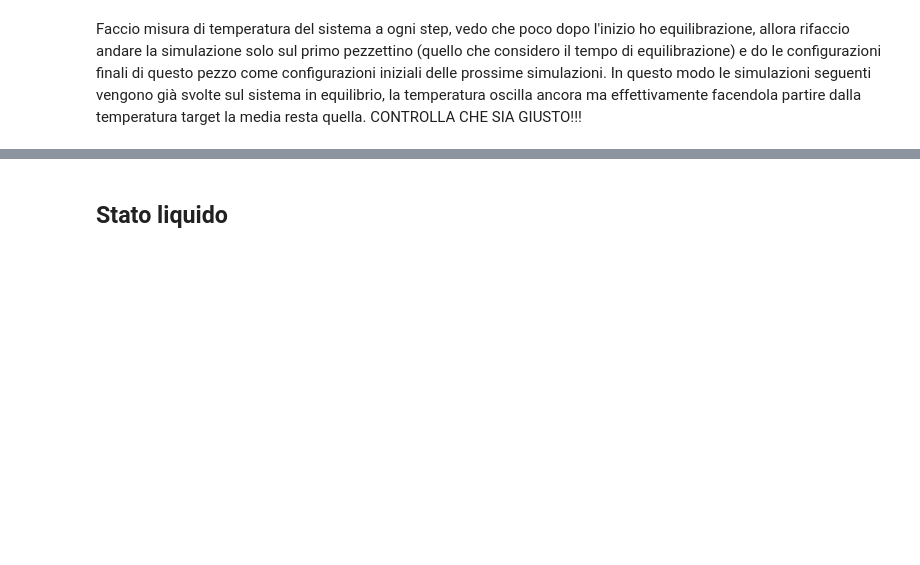
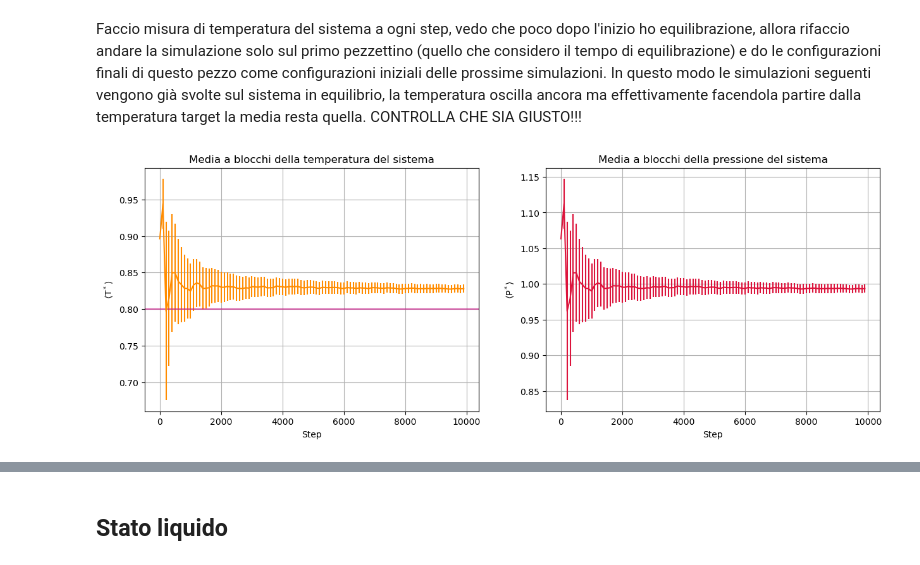
Before and after one commit to angela-bonato/LaboratorioSimulazioneNumerica, a Jupyter notebook: Esercitazione4/Esercitazione4.ipynb, the cells around one changed output, grey strips where cells are left out. Saved outputs shown, nothing was run; the diff lists cells and outputs as text; code cells hidden in the pictures; blank space fills up the shorter version.

```diff
--- a/Esercitazione4/Esercitazione4.ipynb
+++ b/Esercitazione4/Esercitazione4.ipynb
@@ -51,3 +51,28 @@ plt.show()
 [figure]
 # %% [markdown]
 Faccio misura di temperatura del sistema a ogni step, vedo che poco dopo l'inizio ho equilibrazione, allora rifaccio andare la simulazione solo sul primo pezzettino (quello che considero il tempo di equilibrazione) e do le configurazioni finali di questo pezzo come configurazioni iniziali delle prossime simulazioni. In questo modo le simulazioni seguenti vengono già svolte sul sistema in equilibrio, la temperatura oscilla ancora ma effettivamente facendola partire dalla temperatura target la media resta quella. CONTROLLA CHE SIA GIUSTO!!!
+# %%
+Nblock=100  #numero blocchi simulazione
+xblocks=np.arange(Nblock)*(Ntot/Nblock)+1  #sulle ascisse numero step corrispondenti al blocco in esame
+
+solTemps, solTempErrs=np.loadtxt("SolidState/temperature.dat", usecols=(2, 3),  unpack="true")  #vettore delle ordinate dei punti plottati
+solPress, solPresErrs=np.loadtxt("SolidState/pressure.dat", usecols=(2, 3),  unpack="true")  #vettore delle ordinate dei punti plottati
+
+sbfig ,(sbplt1, sbplt2) = plt.subplots(1, 2, figsize=(15, 5))
+
+sbplt1.errorbar(xblocks, solTemps, yerr=solTempErrs, color="darkorange")
+sbplt1.axhline(y=0.8, color="mediumvioletred", label="Temperatura target", alpha=0.7)
+sbplt1.set_xlabel("Step")
+sbplt1.set_ylabel(r"$\left<\mathrm{T^*}\right>$")
+sbplt1.set_title("Media a blocchi della temperatura del sistema")
+sbplt1.grid(True)
+
+sbplt2.errorbar(xblocks, solPress, yerr=solPresErrs, color="crimson")
+sbplt2.set_xlabel("Step")
+sbplt2.set_ylabel(r"$\left<\mathrm{P^*}\right>$")
+sbplt2.set_title("Media a blocchi della pressione del sistema")
+sbplt2.grid(True)
+
+plt.show()
+# %% [output]
+[figure, added]
```
Also changed, not shown: parts of 7 cells of this notebook, 35 other files.
